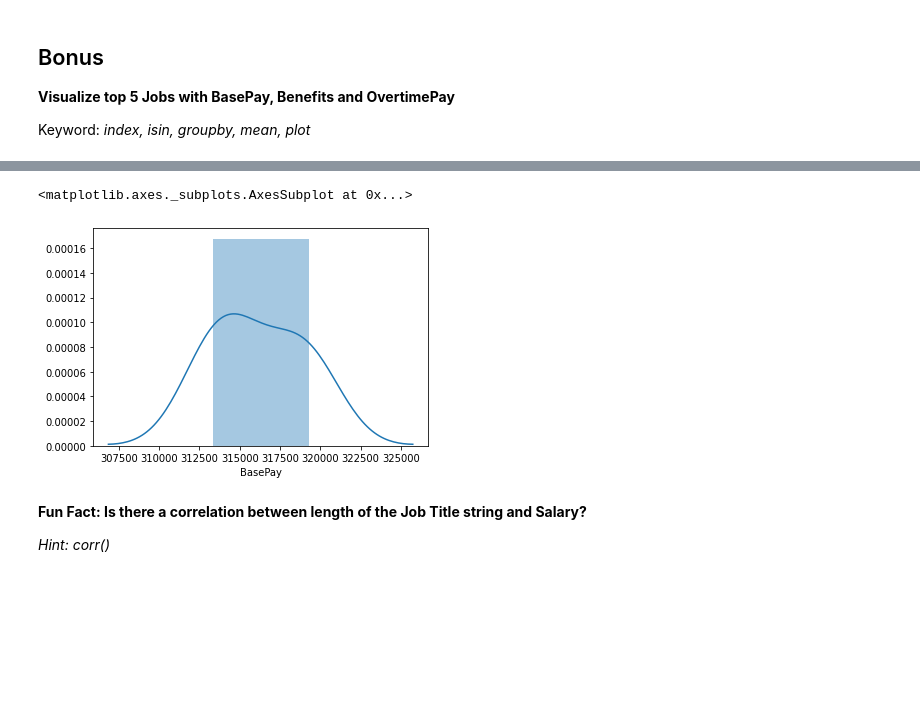
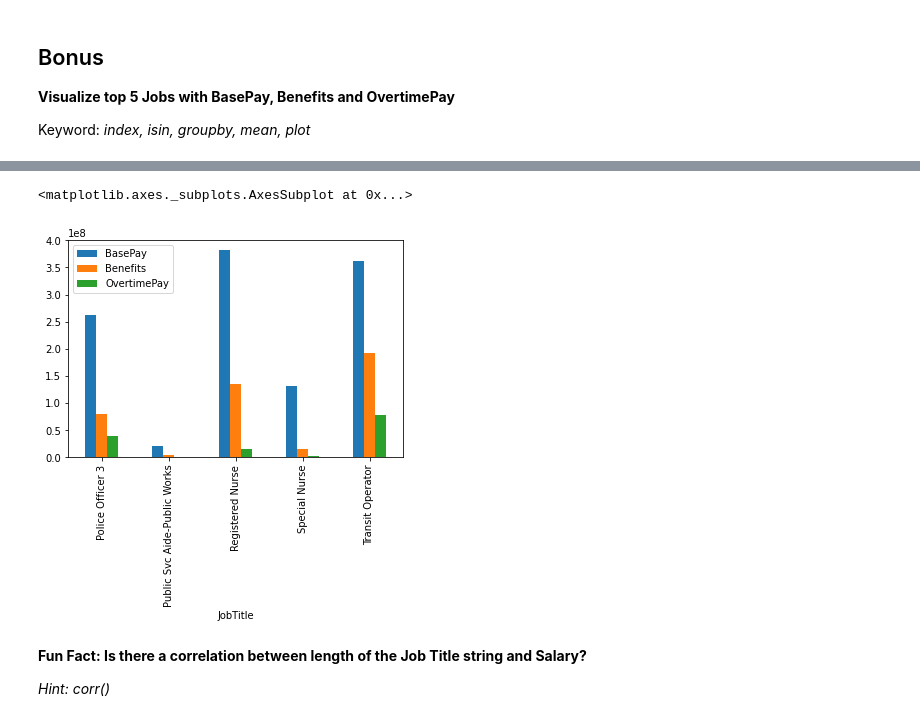
Before and after one commit to minhquanym/CoderSchool-Assignments, a Jupyter notebook: Assignment_2.ipynb, the cells around one changed output, grey strips where cells are left out. Saved outputs shown, nothing was run; the diff lists cells and outputs as text; code cells hidden in the pictures; blank space fills up the shorter version.

```diff
--- a/Assignment_2.ipynb
+++ b/Assignment_2.ipynb
@@ -262,0 +252,10 @@ most_basepay
+# %%
+# Your Code Here
+name_top_5_jobs = list(sal['JobTitle'].value_counts().head(5).index)
+jobs_in_top = sal['JobTitle'].isin(name_top_5_jobs)
+index_jobs = list(jobs_in_top[jobs_in_top].index)
+
+
+top_5_jobs = sal.iloc[index_jobs,:].groupby('JobTitle').sum()
+top_5_jobs['Frequency'] = sal['JobTitle'].value_counts()
+top_5_jobs
@@ -263,9 +270,9 @@ most_basepay
 # %%
 # Your Code Here
-sns.distplot(most_basepay['BasePay'])
+top_5_jobs.plot(y = ['BasePay', 'Benefits', 'OvertimePay'], kind = "bar")
 # %% [output]
 <matplotlib.axes._subplots.AxesSubplot at 0x...>
-[figure, old version]
+[figure, new version]
 # %% [markdown]
 **Fun Fact: Is there a correlation between length of the Job Title string and Salary?**
 
```
Also changed, not shown: parts of 3 cells of this notebook.
